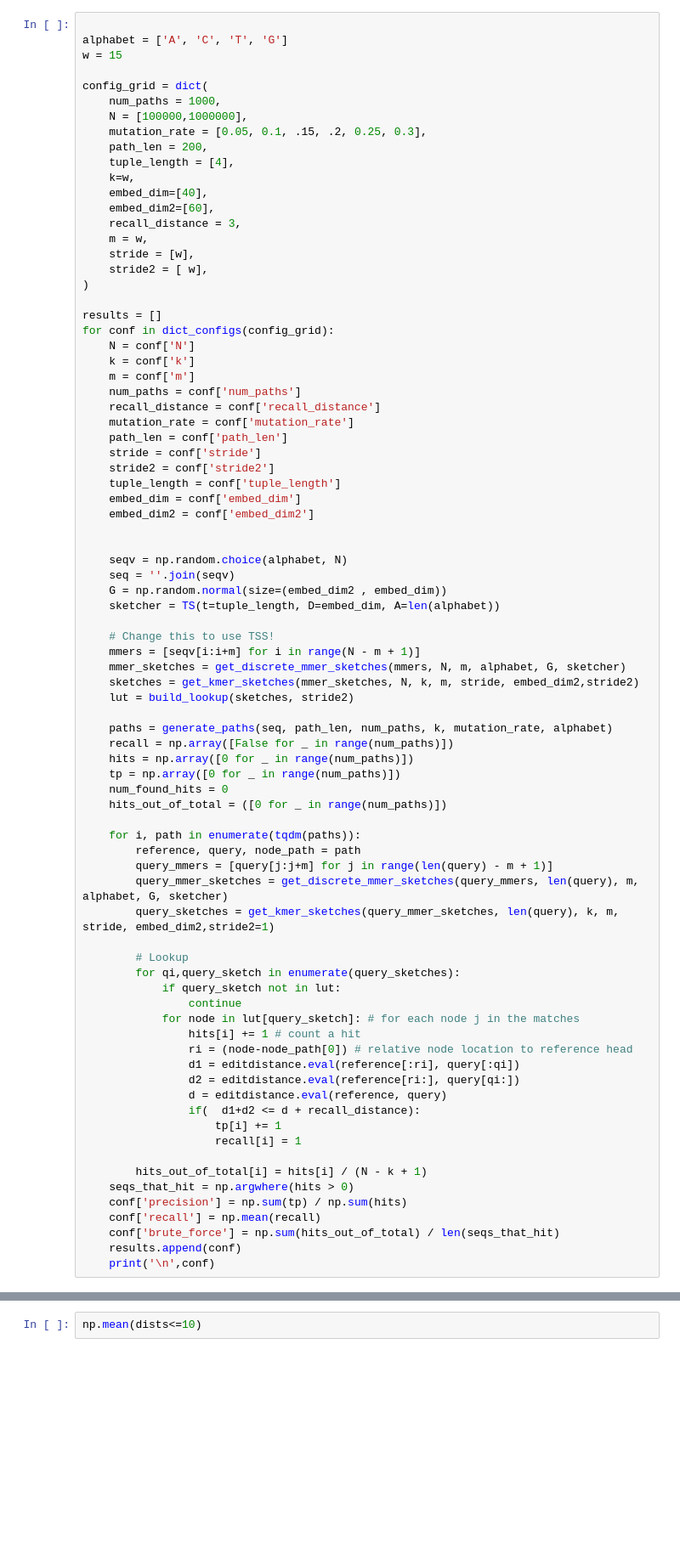
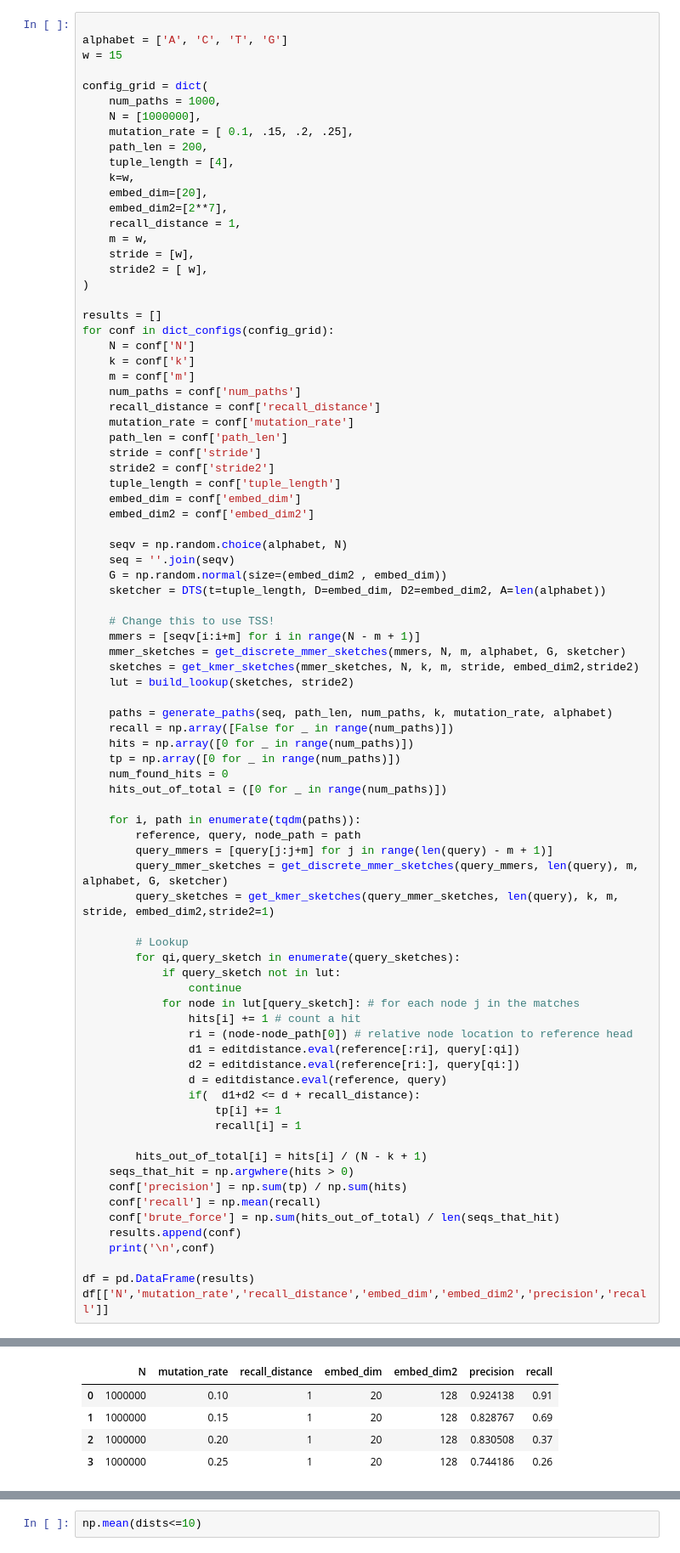
Before and after one commit to alexandrumeterez/sketchyseqs, a Jupyter notebook: SketchySeqs.ipynb, the cells around one changed output, grey strips where cells are left out. Shown at 85% size. Saved outputs shown, nothing was run; the diff lists cells and outputs as text; blank space fills up the shorter version.

```diff
--- a/SketchySeqs.ipynb
+++ b/SketchySeqs.ipynb
@@ -246,14 +368,14 @@ w = 15
 
 config_grid = dict(
     num_paths = 1000,
-    N = [100000,1000000],
-    mutation_rate = [0.05, 0.1, .15, .2, 0.25, 0.3],
+    N = [1000000],
+    mutation_rate = [ 0.1, .15, .2, .25],
     path_len = 200,
     tuple_length = [4],
     k=w,
-    embed_dim=[40],
-    embed_dim2=[60],
-    recall_distance = 3,
+    embed_dim=[20],
+    embed_dim2=[2**7],
+    recall_distance = 1,
     m = w,
     stride = [w],
     stride2 = [ w],
@@ -274,11 +396,10 @@ for conf in dict_configs(config_grid):
     embed_dim = conf['embed_dim']
     embed_dim2 = conf['embed_dim2']
 
-
     seqv = np.random.choice(alphabet, N)
     seq = ''.join(seqv)
     G = np.random.normal(size=(embed_dim2 , embed_dim))
-    sketcher = TS(t=tuple_length, D=embed_dim, A=len(alphabet))
+    sketcher = DTS(t=tuple_length, D=embed_dim, D2=embed_dim2, A=len(alphabet))
 
     # Change this to use TSS!
     mmers = [seqv[i:i+m] for i in range(N - m + 1)]
@@ -320,4 +441,7 @@ for conf in dict_configs(config_grid):
     conf['brute_force'] = np.sum(hits_out_of_total) / len(seqs_that_hit)
     results.append(conf)
     print('\n',conf)
+
+df = pd.DataFrame(results)
+df[['N','mutation_rate','recall_distance','embed_dim','embed_dim2','precision','recall']]
 # %% [output]
@@ -332 +452,6 @@ for conf in dict_configs(config_grid):
+|  | N | mutation_rate | recall_distance | embed_dim | embed_dim2 | precision | recall |
+| 0 | 1000000 | 0.10 | 1 | 20 | 128 | 0.924138 | 0.91 |
+| 1 | 1000000 | 0.15 | 1 | 20 | 128 | 0.828767 | 0.69 |
+| 2 | 1000000 | 0.20 | 1 | 20 | 128 | 0.830508 | 0.37 |
+| 3 | 1000000 | 0.25 | 1 | 20 | 128 | 0.744186 | 0.26 |
 # %%
```
Also changed, not shown: parts of 12 cells of this notebook.
